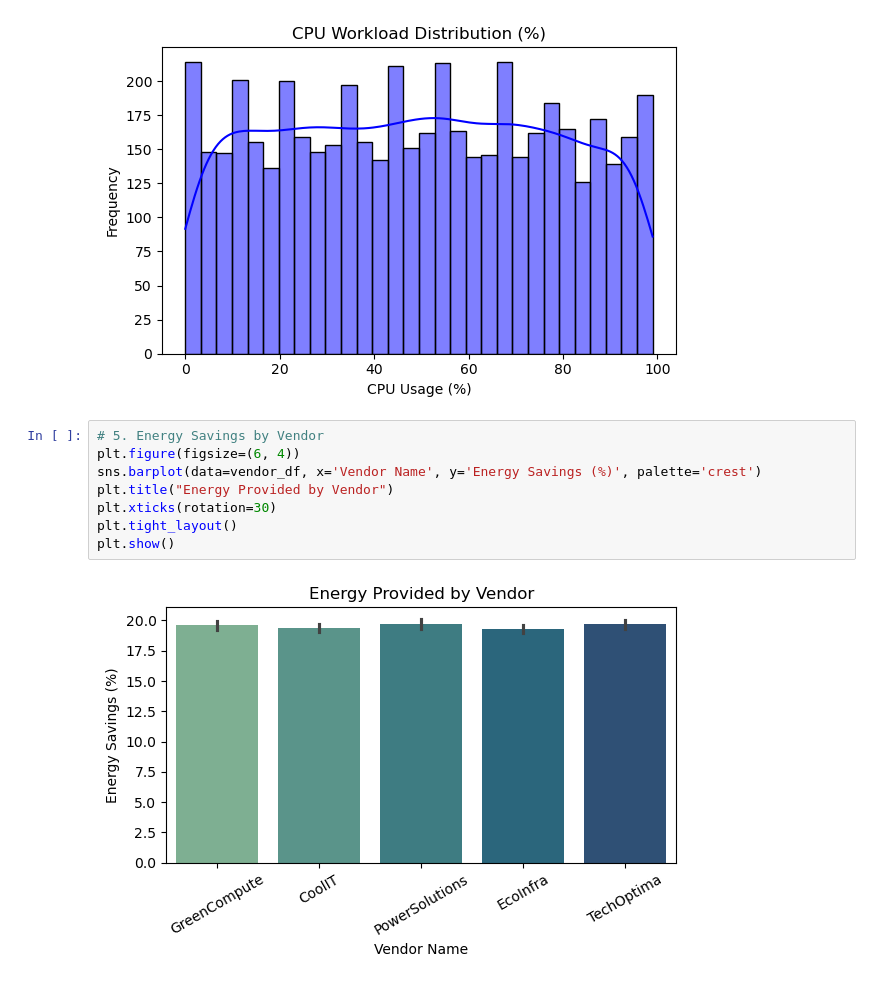
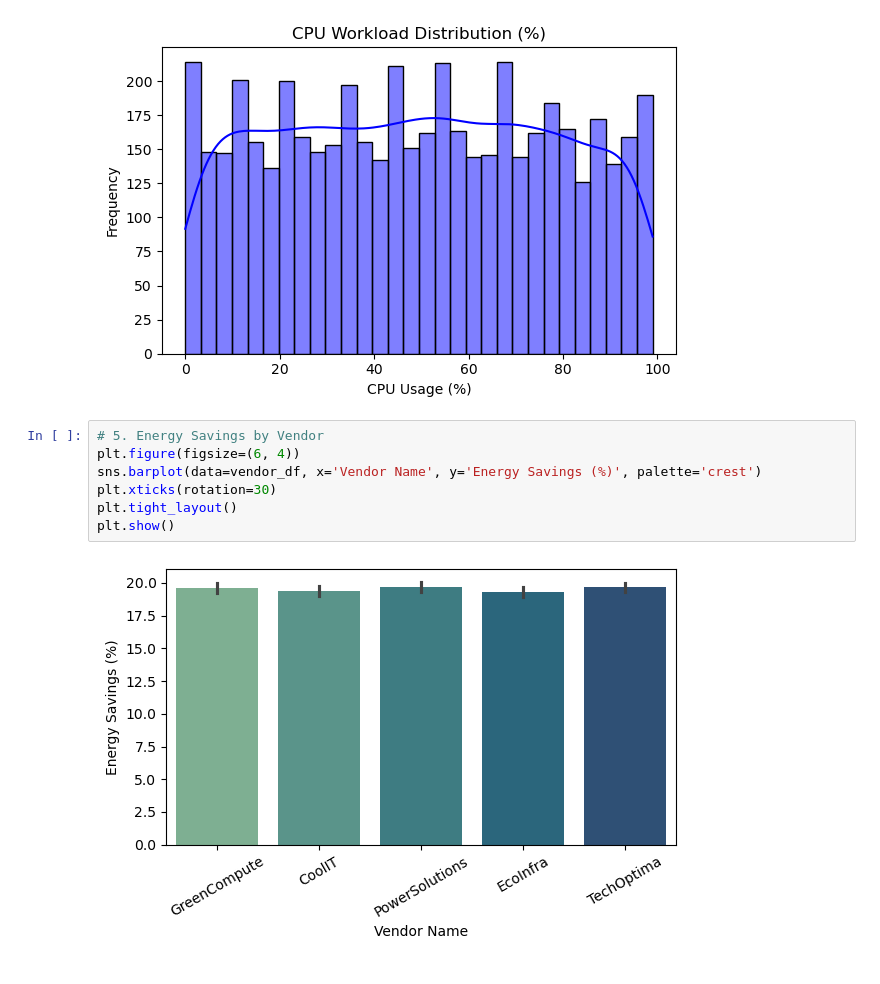
Before and after one commit to Shilpa-31/BIBA, a Jupyter notebook: EDA_of_Data.ipynb, the cells around one changed output. Saved outputs shown, nothing was run; the diff lists cells and outputs as text.

```diff
--- a/EDA_of_Data.ipynb
+++ b/EDA_of_Data.ipynb
@@ -159,13 +172,12 @@ plt.show()
 # %%
 # 5. Energy Savings by Vendor
 plt.figure(figsize=(6, 4))
 sns.barplot(data=vendor_df, x='Vendor Name', y='Energy Savings (%)', palette='crest')
-plt.title("Energy Provided by Vendor")
 plt.xticks(rotation=30)
 plt.tight_layout()
 plt.show()
 # %% [output]
-[figure, old version]
+[figure, new version]
 # %%
 # 6. Vendor Rating Distribution with respect to vendor name
 
```
Also changed, not shown: parts of 8 cells of this notebook, 3 other files.
